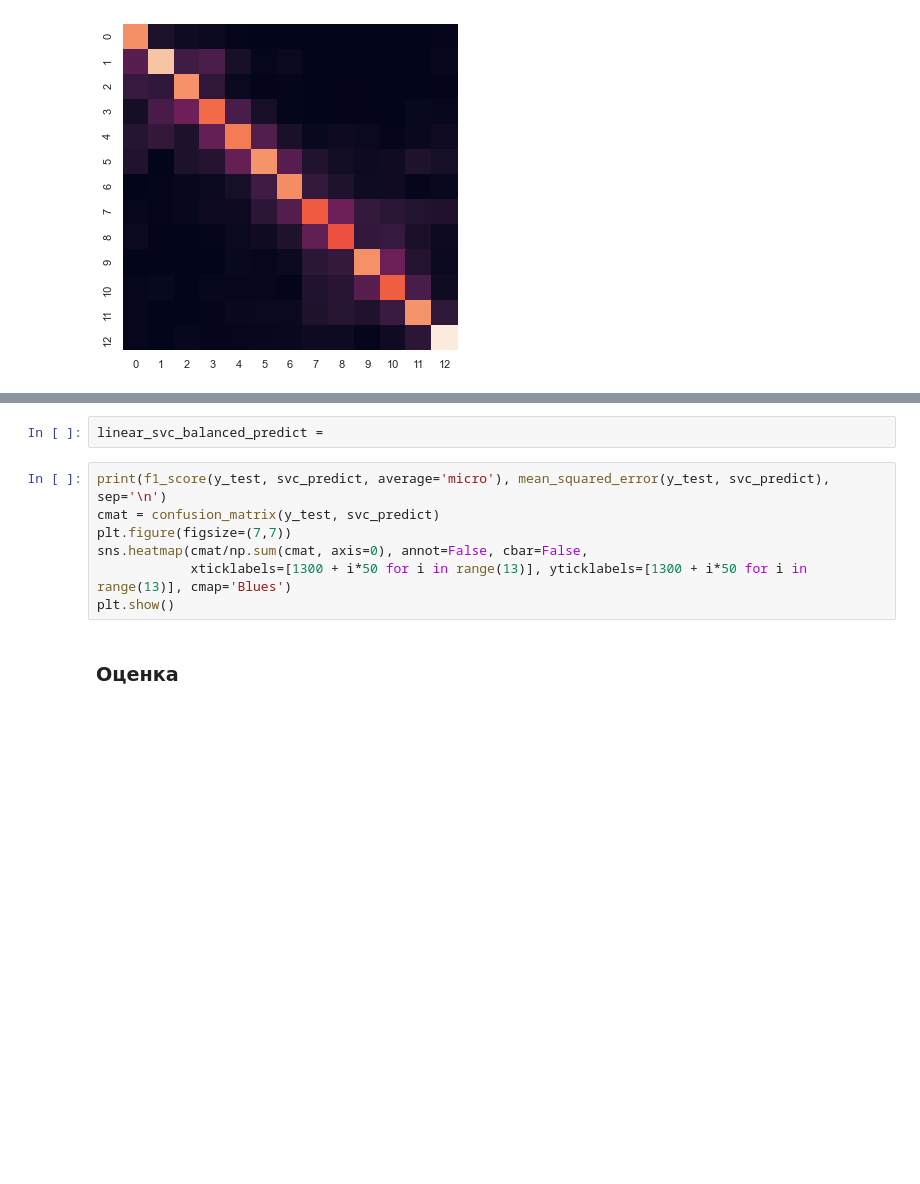
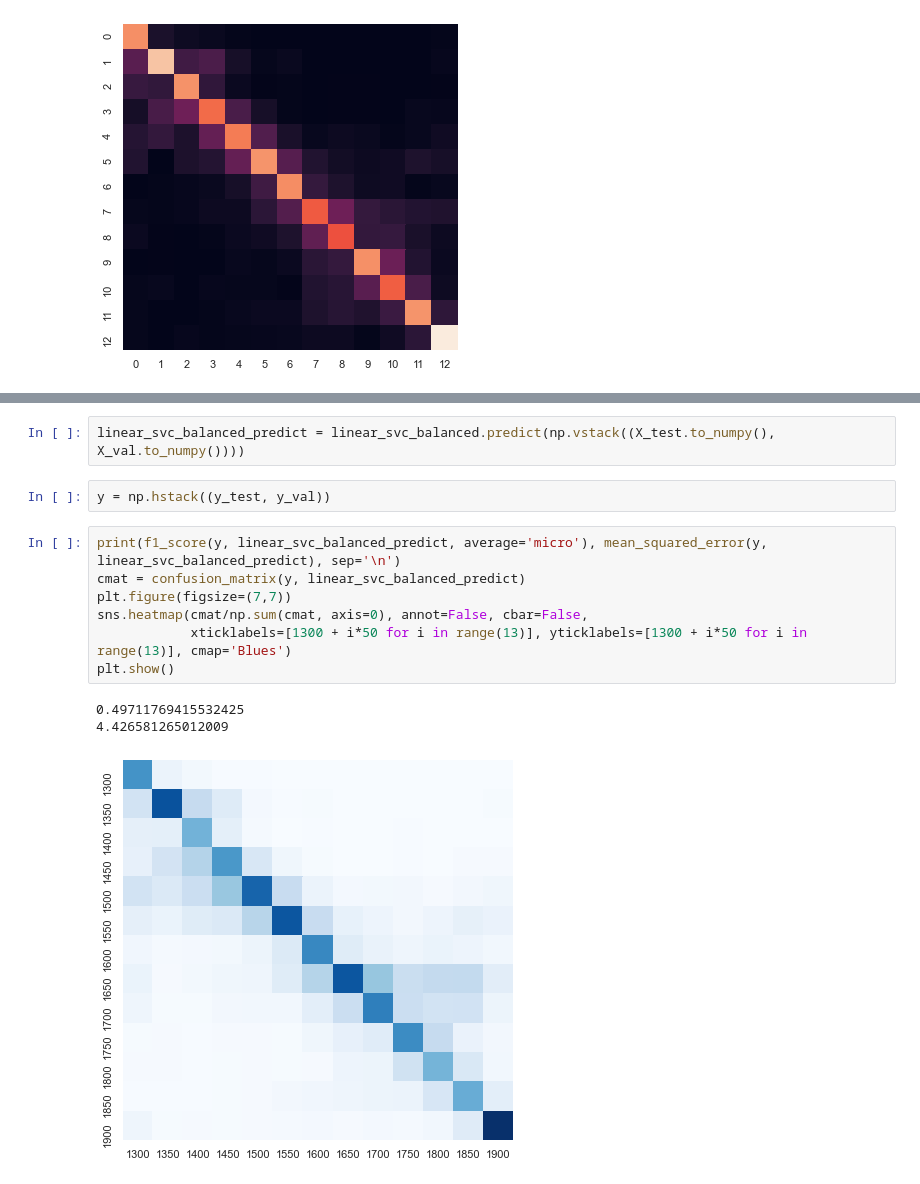
Before and after one commit to valer1435/painting_dating, a Jupyter notebook: classifier/classifier.ipynb, the cells around one changed output, grey strips where cells are left out. Cells and saved outputs as stored; diff of their text form; blank space fills up the shorter version.

```diff
--- a/classifier/classifier.ipynb
+++ b/classifier/classifier.ipynb
@@ -119,11 +123,15 @@ linear_svc_balanced.fit(X_train, y_train)
-# %%
-linear_svc_balanced_predict =
+# %%
+linear_svc_balanced_predict = linear_svc_balanced.predict(np.vstack((X_test.to_numpy(), X_val.to_numpy())))
+# %%
+y = np.hstack((y_test, y_val))
 # %%
-print(f1_score(y_test, svc_predict, average='micro'), mean_squared_error(y_test, svc_predict), sep='\n')
-cmat = confusion_matrix(y_test, svc_predict)
+print(f1_score(y, linear_svc_balanced_predict, average='micro'), mean_squared_error(y, linear_svc_balanced_predict), sep='\n')
+cmat = confusion_matrix(y, linear_svc_balanced_predict)
 plt.figure(figsize=(7,7))
 sns.heatmap(cmat/np.sum(cmat, axis=0), annot=False, cbar=False,
             xticklabels=[1300 + i*50 for i in range(13)], yticklabels=[1300 + i*50 for i in range(13)], cmap='Blues')
 plt.show()
+# %% [output]
+0.49711769415532425
+4.426581265012009
+[figure, added]
-# %% [markdown]
-### Оценка
```
Also changed, not shown: parts of 6 cells of this notebook, 2 other files.
